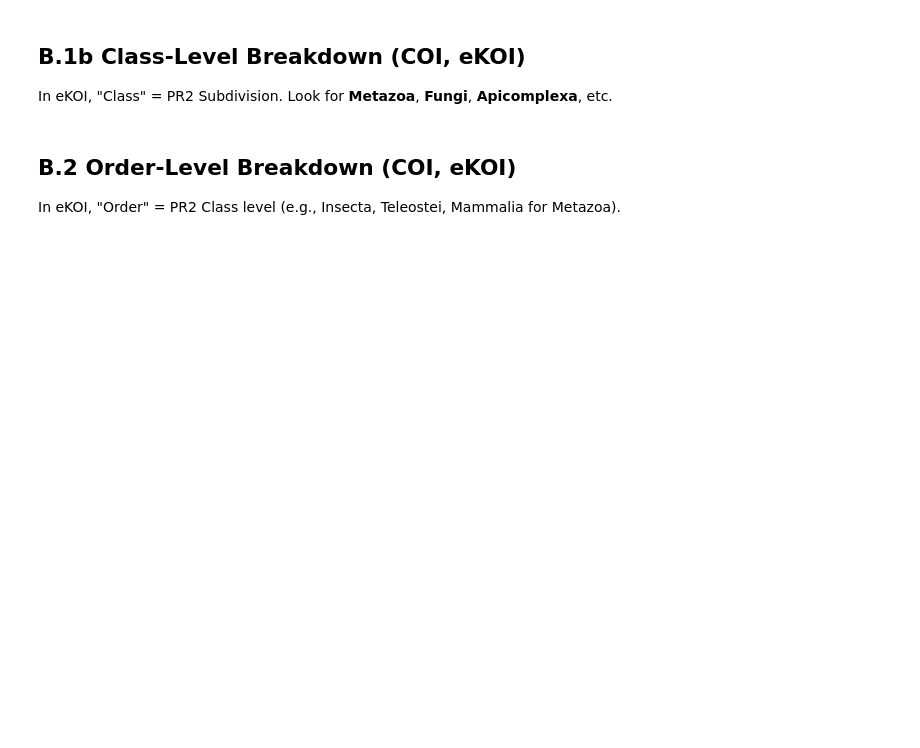
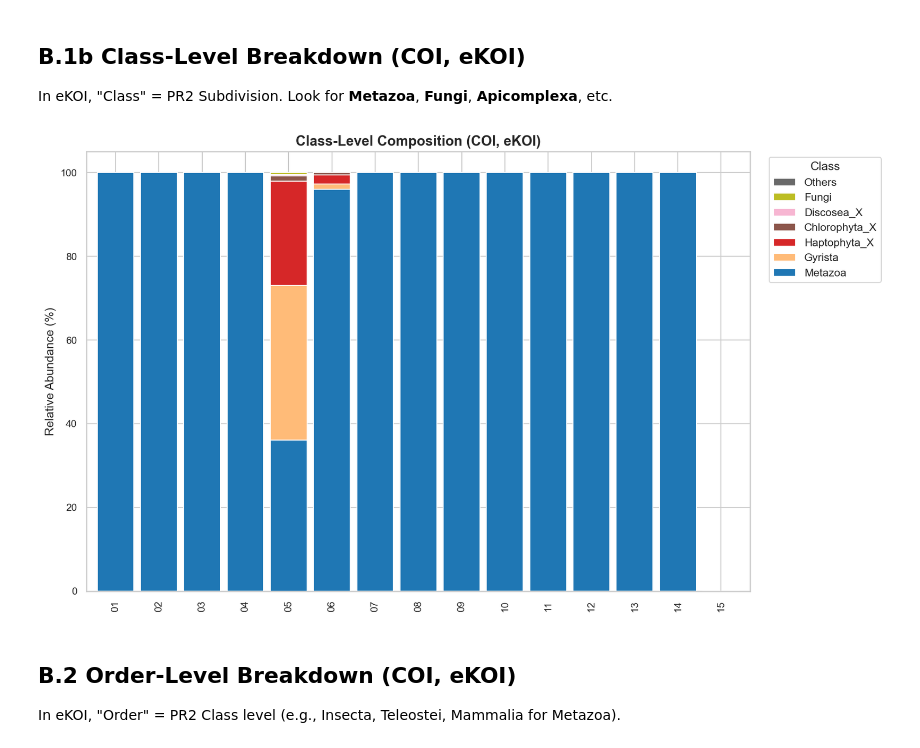
Before and after one commit to Ilias-Taj/Leman-eDNA-Pipeline, a Jupyter notebook: Water_results_analysis SILV-eKOI.ipynb, the cells around one changed output. Saved outputs shown, nothing was run; the diff lists cells and outputs as text; code cells hidden in the pictures; blank space fills up the shorter version.

```diff
--- a/Water_results_analysis SILV-eKOI.ipynb
+++ b/Water_results_analysis SILV-eKOI.ipynb
@@ -373,33 +421,36 @@ class_coi['Total'] = class_coi.sum(axis=1)
 class_coi = class_coi.sort_values('Total', ascending=False)
 top_classes_coi = class_coi.head(15).index
 
 plot_cls_coi = class_coi.loc[top_classes_coi].drop(columns='Total')
 others_cls_coi = class_coi.loc[~class_coi.index.isin(top_classes_coi)].drop(columns='Total').sum()
 plot_cls_coi.loc['Others'] = others_cls_coi
 
 num_colors_coi = len(plot_cls_coi)
 colors_coi = cm.tab20(np.linspace(0, 1, num_colors_coi))
 custom_colors_coi = []
 for i, cls_name in enumerate(plot_cls_coi.index):
     if cls_name == 'Unassigned':
         custom_colors_coi.append('#D3D3D3')
     elif cls_name == 'Others':
         custom_colors_coi.append('#696969')
     else:
         custom_colors_coi.append(colors_coi[i])
 
 fig, ax = plt.subplots(figsize=(12, 7))
 plot_cls_coi.columns = clean_sample_names(plot_cls_coi.columns)
 plot_cls_coi = plot_cls_coi.div(plot_cls_coi.sum(axis=0), axis=1) * 100  # normalize to %
+plot_cls_coi = plot_cls_coi.fillna(0)
 plot_cls_coi.T.plot(kind='bar', stacked=True, ax=ax, width=0.85, color=custom_colors_coi)
 
 ax.set_title(f'Class-Level Composition (COI, {prefix_coi})', fontweight='bold')
 ax.set_ylabel('Relative Abundance (%)')
 handles, labels = ax.get_legend_handles_labels()
 ax.legend(reversed(handles), reversed(labels), bbox_to_anchor=(1.02, 1), loc='upper left', title='Class')
 
 plt.tight_layout()
 plt.show()
+# %% [output]
+[figure, added]
 # %% [markdown]
 ## B.2 Order-Level Breakdown (COI, eKOI)
 In eKOI, "Order" = PR2 Class level (e.g., Insecta, Teleostei, Mammalia for Metazoa).
```
Also changed, not shown: parts of 13 cells of this notebook, 3 other files.
